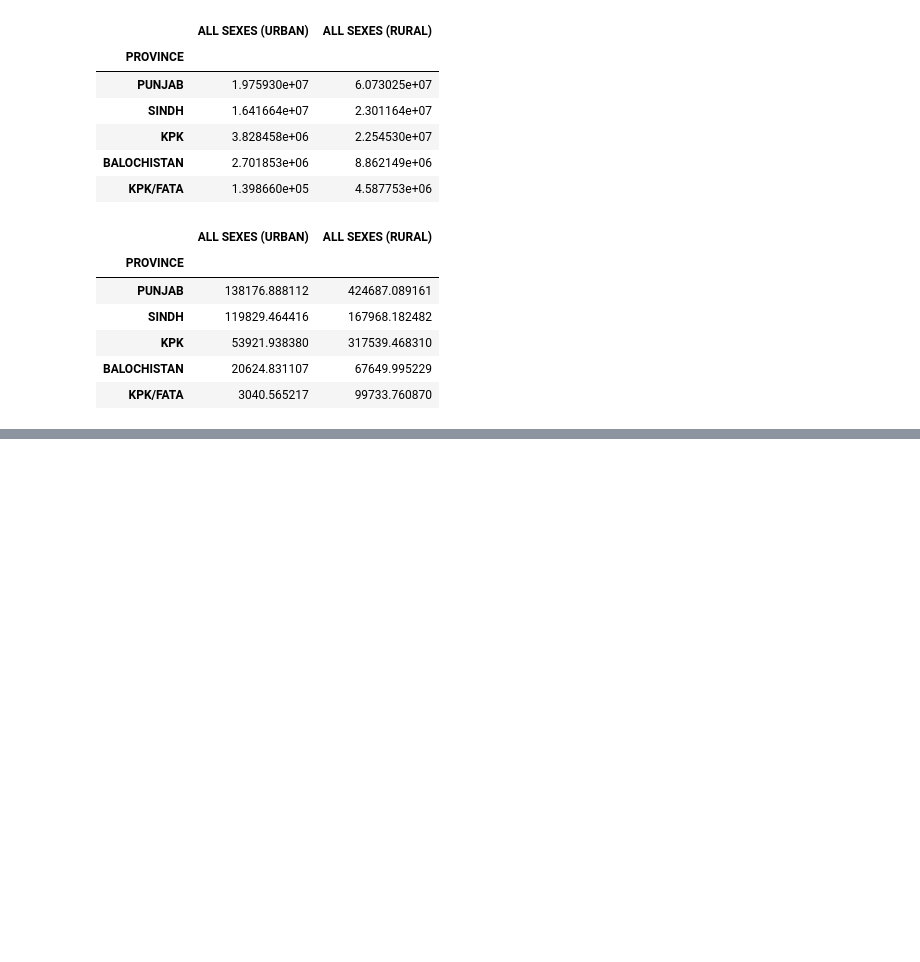
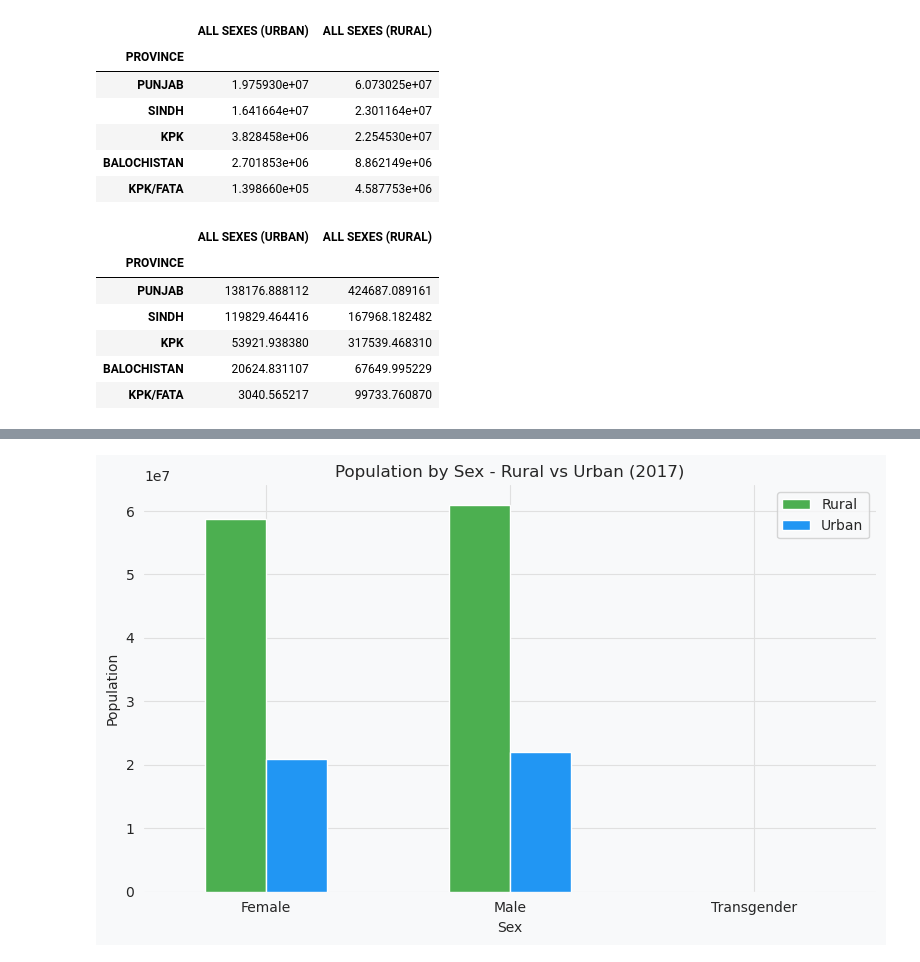
Before and after one commit to waseem-development/AI-NAVTTC, a Jupyter notebook: python/pandas/EDA/5_pak_population_analysis.ipynb, the cells around one changed output, grey strips where cells are left out. Cells and saved outputs as stored; diff of their text form; code cells hidden in the pictures; blank space fills up the shorter version.

```diff
--- a/python/pandas/EDA/5_pak_population_analysis.ipynb
+++ b/python/pandas/EDA/5_pak_population_analysis.ipynb
@@ -537,0 +663,14 @@ df_copy.groupby("PROVINCE")[["ALL SEXES (URBAN)", "ALL SEXES (RURAL)"]].sum().so
+# %%
+# Group and sum by sex
+sex_summary = df_by_sex.groupby("SEX")[["POPULATION (RURAL)", "POPULATION (URBAN)"]].sum()
+
+sex_summary.plot(kind="bar", figsize=(8, 5), color=["#4CAF50", "#2196F3"])
+plt.title("Population by Sex - Rural vs Urban (2017)")
+plt.xlabel("Sex")
+plt.ylabel("Population")
+plt.xticks(rotation=0)
+plt.legend(["Rural", "Urban"])
+plt.tight_layout()
+plt.show()
+# %% [output]
+[figure, added]
```
Also changed, not shown: parts of 9 cells of this notebook.
